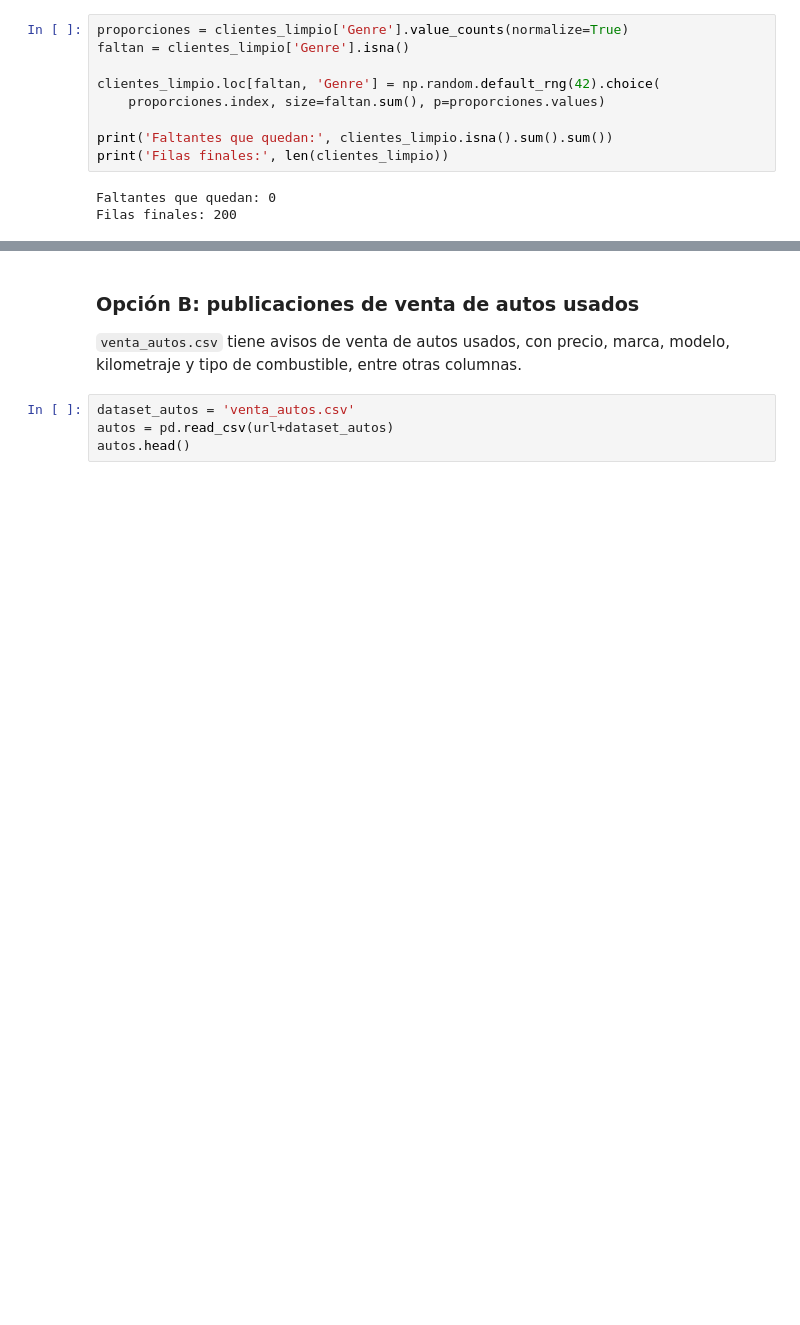
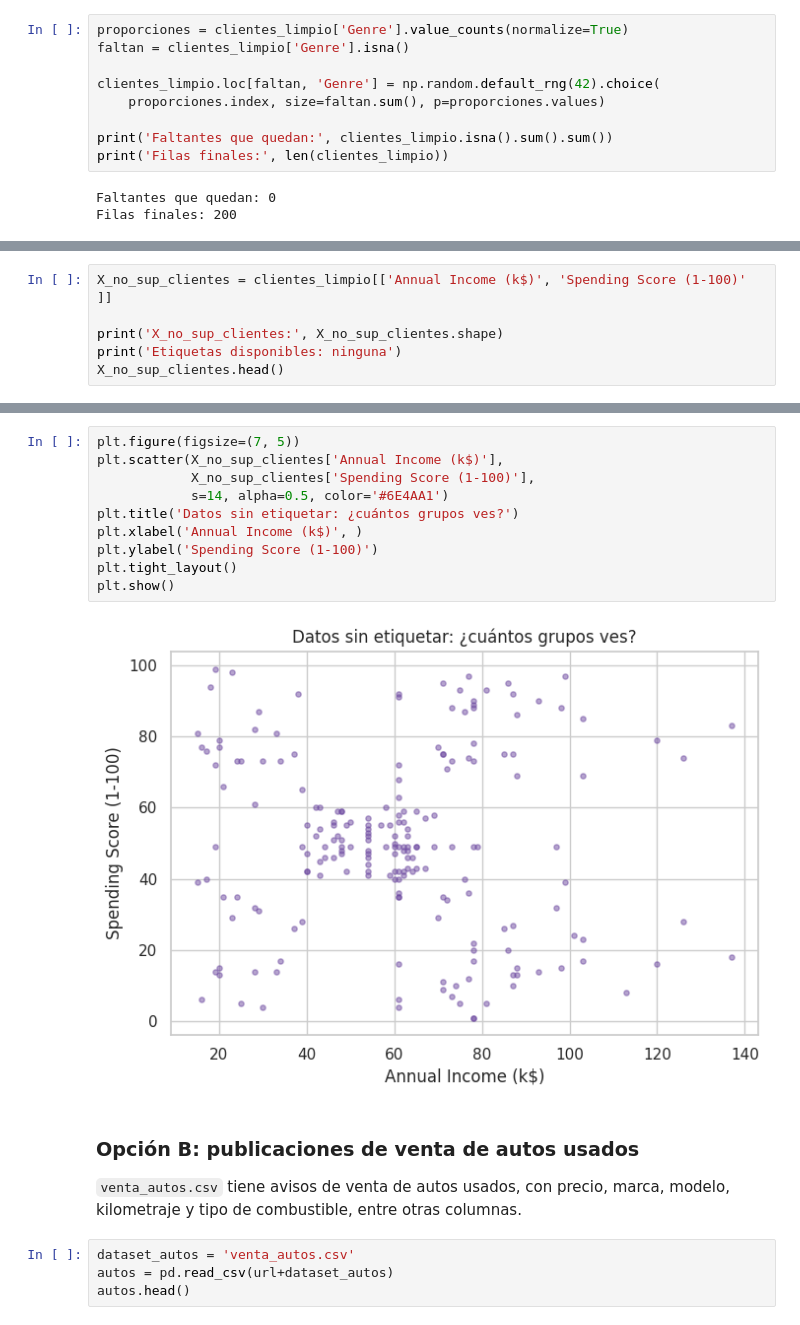
Before and after one commit to EmiiFernandez/actividades_data_sciente_ypf, a Jupyter notebook: notebook/C11_Notebook-15.ipynb, the cells around one changed output, grey strips where cells are left out. Cells and saved outputs as stored; diff of their text form; blank space fills up the shorter version.

```diff
--- a/notebook/C11_Notebook-15.ipynb
+++ b/notebook/C11_Notebook-15.ipynb
@@ -670,0 +712,6 @@ pd.concat([clientes.describe(), clientes_limpio.describe()],
+# %%
+X_no_sup_clientes = clientes_limpio[['Annual Income (k$)', 'Spending Score (1-100)' ]]
+
+print('X_no_sup_clientes:', X_no_sup_clientes.shape)
+print('Etiquetas disponibles: ninguna')
+X_no_sup_clientes.head()
@@ -671,3 +727,15 @@ pd.concat([clientes.describe(), clientes_limpio.describe()],
+# %%
+plt.figure(figsize=(7, 5))
+plt.scatter(X_no_sup_clientes['Annual Income (k$)'],
+            X_no_sup_clientes['Spending Score (1-100)'],
+            s=14, alpha=0.5, color='#6E4AA1')
+plt.title('Datos sin etiquetar: ¿cuántos grupos ves?')
+plt.xlabel('Annual Income (k$)', )
+plt.ylabel('Spending Score (1-100)')
+plt.tight_layout()
+plt.show()
+# %% [output]
+[figure, added]
 # %% [markdown]
 ### Opción B: publicaciones de venta de autos usados
 
```
Also changed, not shown: parts of 8 cells of this notebook.
